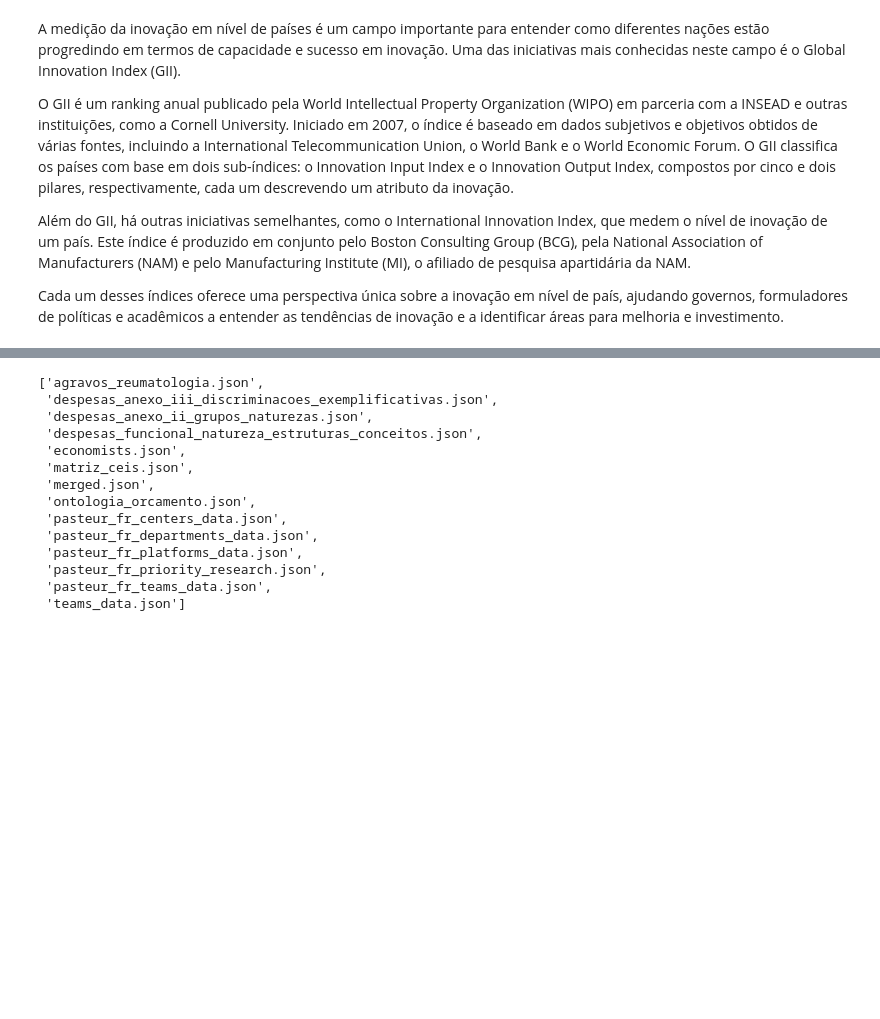
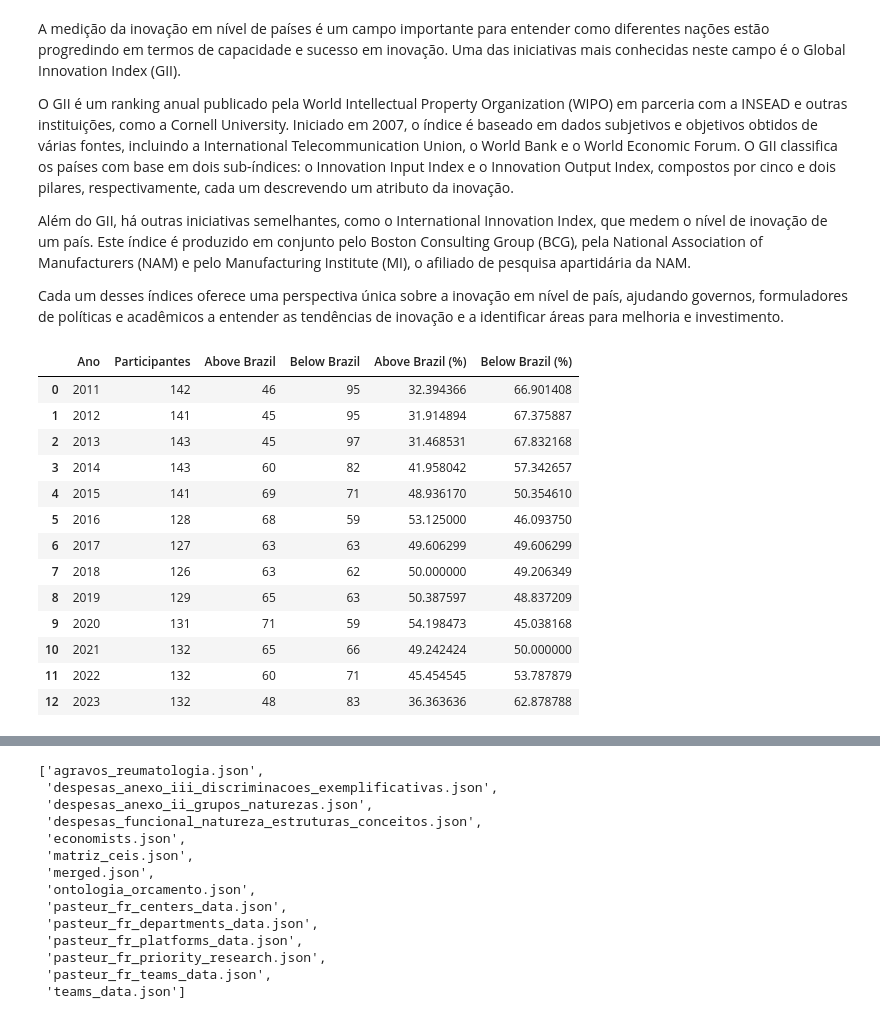
Before and after one commit to makaires77/ppgcs, a Jupyter notebook: source/domain/Passo01_FormularQuestãoPesquisa.ipynb, the cells around one changed output, grey strips where cells are left out. Cells and saved outputs as stored; diff of their text form; code cells hidden in the pictures; blank space fills up the shorter version.

```diff
--- a/source/domain/Passo01_FormularQuestãoPesquisa.ipynb
+++ b/source/domain/Passo01_FormularQuestãoPesquisa.ipynb
@@ -106,28 +153,44 @@ Cada um desses índices oferece uma perspectiva única sobre a inovação em ní
 # %%
 import pandas as pd
 
-df_gii = pd.read_csv('gii_history_data.csv')
+pathfilename = os.path.join(folder_data_input, 'gii_history_data.csv')
+df_gii = pd.read_csv(pathfilename)
 
 def calculate_percentages(df_gii):
     df_avaliacao = pd.DataFrame(columns=['Ano', 'Participantes', 'Above Brazil', 'Below Brazil', 'Above Brazil (%)', 'Below Brazil (%)'])
 
     for year in df_gii['Ano'].unique():
         df_year = df_gii[df_gii['Ano'] == year]
         total_countries = df_year['Países Participantes'].values[0]
         brazil_position = df_year['Colocação do Brasil'].values[0]
         above_brazil = brazil_position - 1
         below_brazil = total_countries - brazil_position
 
         above_percent = (above_brazil / total_countries) * 100
         below_percent = (below_brazil / total_countries) * 100
 
         df_avaliacao = pd.concat([df_avaliacao, pd.DataFrame({'Ano': [year], 'Participantes': [total_countries], 'Above Brazil': [above_brazil], 'Below Brazil': [below_brazil], 'Above Brazil (%)': [above_percent], 'Below Brazil (%)': [below_percent]})], ignore_index=True)
 
     return df_avaliacao
 
 # Call the function to create df_avaliacao
 df_avaliacao = calculate_percentages(df_gii)
 df_avaliacao
+# %% [output]
+|  | Ano | Participantes | Above Brazil | Below Brazil | Above Brazil (%) | Below Brazil (%) |
+| 0 | 2011 | 142 | 46 | 95 | 32.394366 | 66.901408 |
+| 1 | 2012 | 141 | 45 | 95 | 31.914894 | 67.375887 |
+| 2 | 2013 | 143 | 45 | 97 | 31.468531 | 67.832168 |
+| 3 | 2014 | 143 | 60 | 82 | 41.958042 | 57.342657 |
+| 4 | 2015 | 141 | 69 | 71 | 48.936170 | 50.354610 |
+| 5 | 2016 | 128 | 68 | 59 | 53.125000 | 46.093750 |
+| 6 | 2017 | 127 | 63 | 63 | 49.606299 | 49.606299 |
+| 7 | 2018 | 126 | 63 | 62 | 50.000000 | 49.206349 |
+| 8 | 2019 | 129 | 65 | 63 | 50.387597 | 48.837209 |
+| 9 | 2020 | 131 | 71 | 59 | 54.198473 | 45.038168 |
+| 10 | 2021 | 132 | 65 | 66 | 49.242424 | 50.000000 |
+| 11 | 2022 | 132 | 60 | 71 | 45.454545 | 53.787879 |
+| 12 | 2023 | 132 | 48 | 83 | 36.363636 | 62.878788 |
 # %%
 import plotly.graph_objects as go
 from plotly.subplots import make_subplots
```
Also changed, not shown: parts of 13 cells of this notebook, 7 other files.
